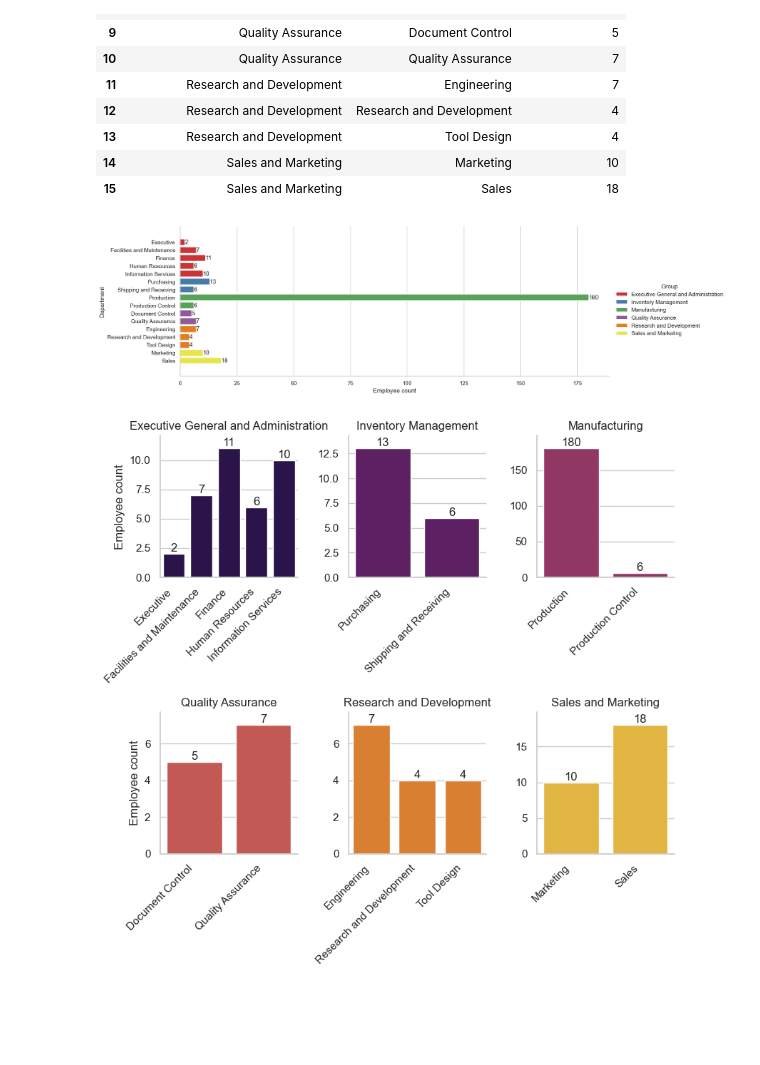
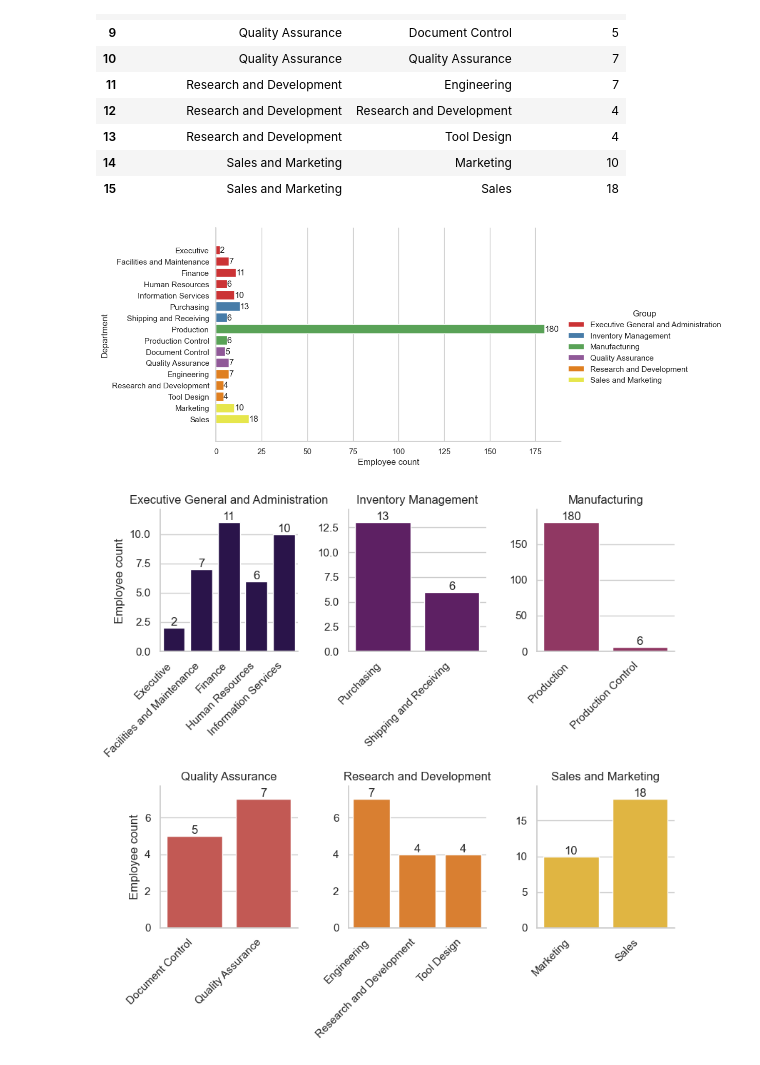
Before and after one commit to PieRatCat/SQL-stuff, a Jupyter notebook: SQL_kunskapskontroll/queries1.ipynb, the cells around one changed output. Saved outputs shown, nothing was run; the diff lists cells and outputs as text; code cells hidden in the pictures; blank space fills up the shorter version.

```diff
--- a/SQL_kunskapskontroll/queries1.ipynb
+++ b/SQL_kunskapskontroll/queries1.ipynb
@@ -62,14 +62,14 @@ employees_by_department
 | 15 | Sales and Marketing | Sales | 18 |
 # %%
 g = sns.catplot(data=employees_by_department, x="Employee count", y="Department", hue="Group",
-                kind="bar", aspect=3, palette="Set1")
+                kind="bar", aspect=2, palette="Set1")
 for ax in g.axes.flat:
     for container in ax.containers:
         ax.bar_label(container, label_type='edge')
     ax.margins(y=0.1)
 plt.show()
 # %% [output]
-[figure, old version]
+[figure, new version]
 # %%
 g = sns.catplot(data=employees_by_department, y="Employee count", x="Department",
                 col="Group", col_wrap=3, kind="bar", hue="Group", sharex=False, sharey=False, legend=False, height=4, aspect=0.7)
```
